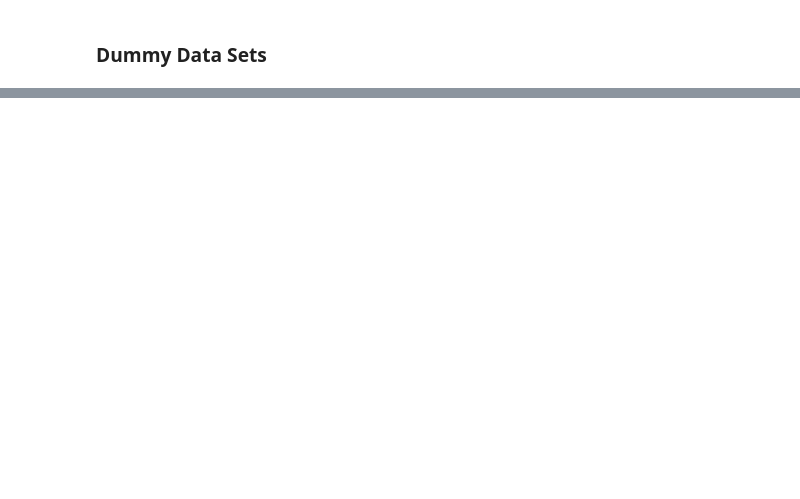
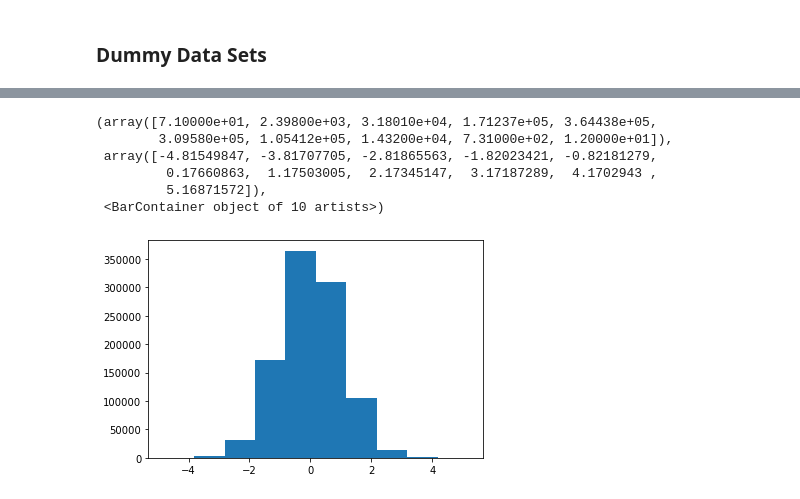
Before and after one commit to eligiuz/python_ml_course, a Jupyter notebook: NoteBooks_nuevos/T2 - 2 -Data Cleaning - Funciones de distribución de probabilidad.ipynb, the cells around one changed output, grey strips where cells are left out. Drawn from its saved outputs; the diff is of its cells as text; code cells hidden in the pictures; blank space fills up the shorter version.

```diff
--- a/NoteBooks_nuevos/T2 - 2 -Data Cleaning - Funciones de distribución de probabilidad.ipynb
+++ b/NoteBooks_nuevos/T2 - 2 -Data Cleaning - Funciones de distribución de probabilidad.ipynb
@@ -142,0 +144,10 @@ data
+# %%
+plt.hist(data['A'])
+# %% [output]
+(array([7.10000e+01, 2.39800e+03, 3.18010e+04, 1.71237e+05, 3.64438e+05,
+        3.09580e+05, 1.05412e+05, 1.43200e+04, 7.31000e+02, 1.20000e+01]),
+ array([-4.81549847, -3.81707705, -2.81865563, -1.82023421, -0.82181279,
+         0.17660863,  1.17503005,  2.17345147,  3.17187289,  4.1702943 ,
+         5.16871572]),
+ <BarContainer object of 10 artists>)
+[figure, added]
```
Also changed, not shown: parts of 17 cells of this notebook, 1 other file.
